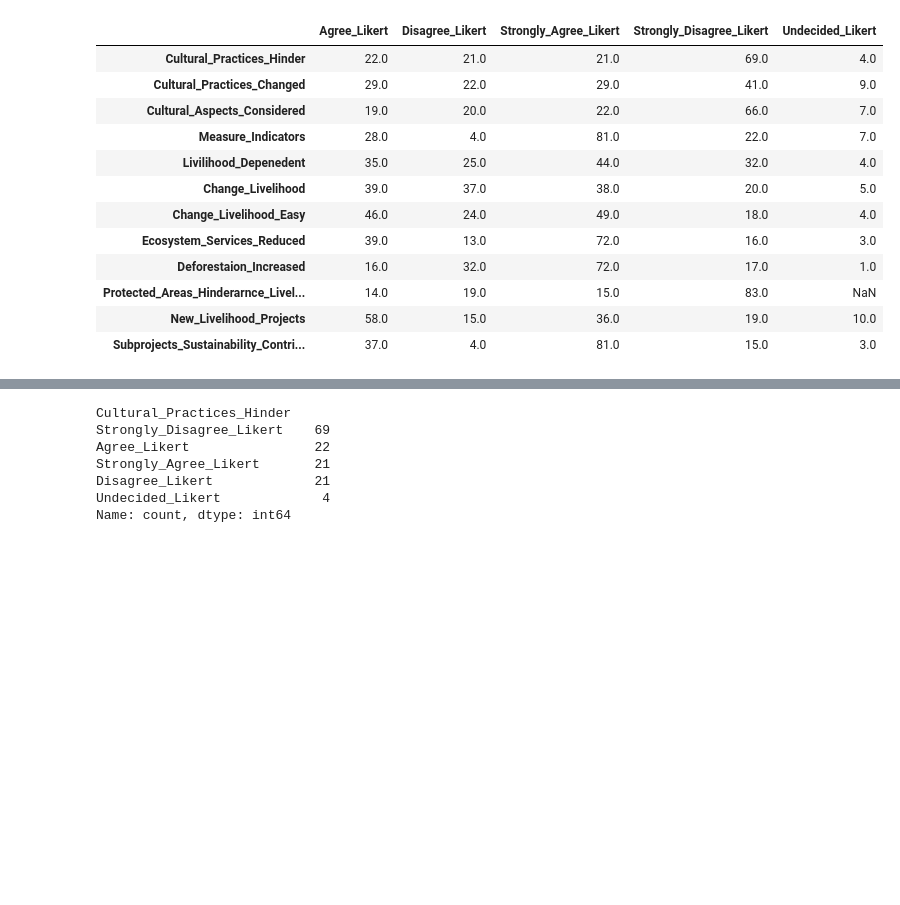
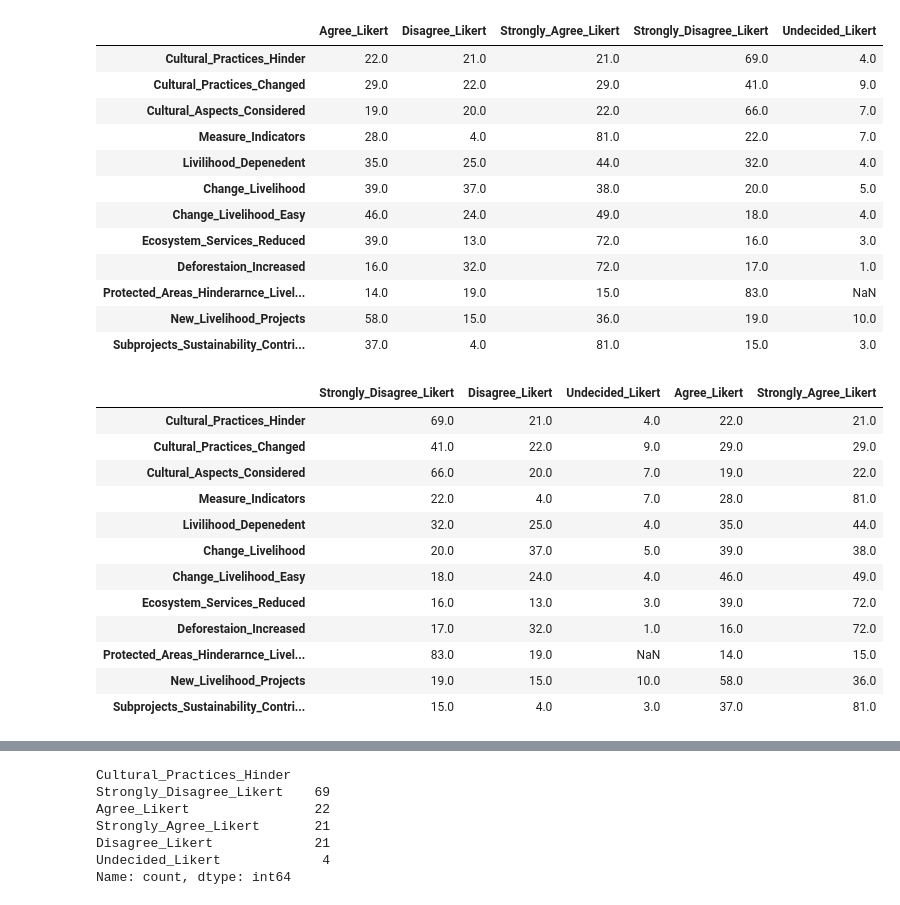
Before and after one commit to NathanNamamata/DataAnalysis, a Jupyter notebook: Data_Analysis.ipynb, the cells around one changed output, grey strips where cells are left out. Saved outputs shown, nothing was run; the diff lists cells and outputs as text; code cells hidden in the pictures; blank space fills up the shorter version.

```diff
--- a/Data_Analysis.ipynb
+++ b/Data_Analysis.ipynb
@@ -442 +444,17 @@ all_counts1
+# %%
+all_counts2
+# %% [output]
+|  | Strongly_Disagree_Likert | Disagree_Likert | Undecided_Likert | Agree_Likert | Strongly_Agree_Likert |
+| Cultural_Practices_Hinder | 69.0 | 21.0 | 4.0 | 22.0 | 21.0 |
+| Cultural_Practices_Changed | 41.0 | 22.0 | 9.0 | 29.0 | 29.0 |
+| Cultural_Aspects_Considered | 66.0 | 20.0 | 7.0 | 19.0 | 22.0 |
+| Measure_Indicators | 22.0 | 4.0 | 7.0 | 28.0 | 81.0 |
+| Livilihood_Depenedent | 32.0 | 25.0 | 4.0 | 35.0 | 44.0 |
+| Change_Livelihood | 20.0 | 37.0 | 5.0 | 39.0 | 38.0 |
+| Change_Livelihood_Easy | 18.0 | 24.0 | 4.0 | 46.0 | 49.0 |
+| Ecosystem_Services_Reduced | 16.0 | 13.0 | 3.0 | 39.0 | 72.0 |
+| Deforestaion_Increased | 17.0 | 32.0 | 1.0 | 16.0 | 72.0 |
+| Protected_Areas_Hinderarnce_Livel... | 83.0 | 19.0 | NaN | 14.0 | 15.0 |
+| New_Livelihood_Projects | 19.0 | 15.0 | 10.0 | 58.0 | 36.0 |
+| Subprojects_Sustainability_Contri... | 15.0 | 4.0 | 3.0 | 37.0 | 81.0 |
 # %%
```
Also changed, not shown: parts of 12 cells of this notebook.
